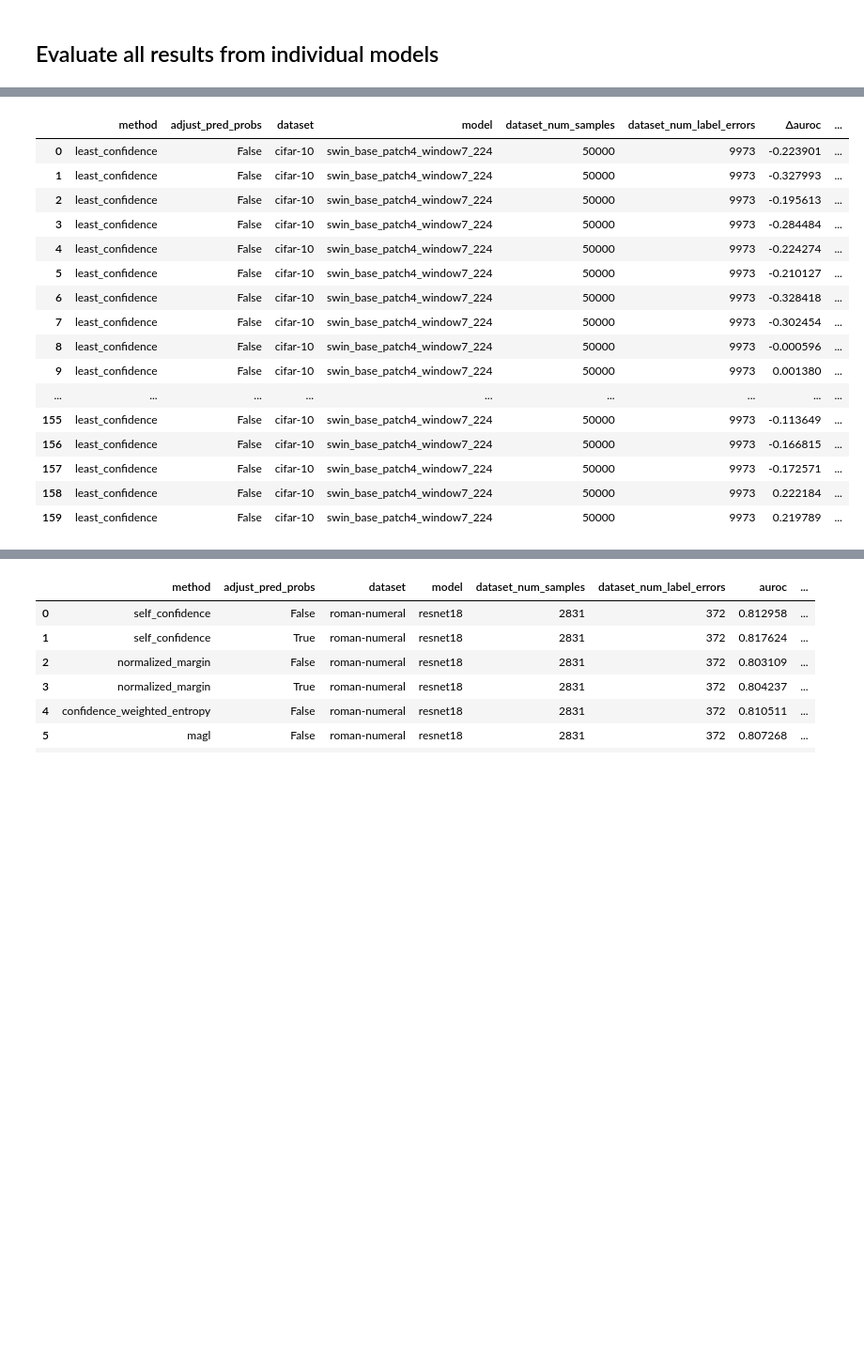
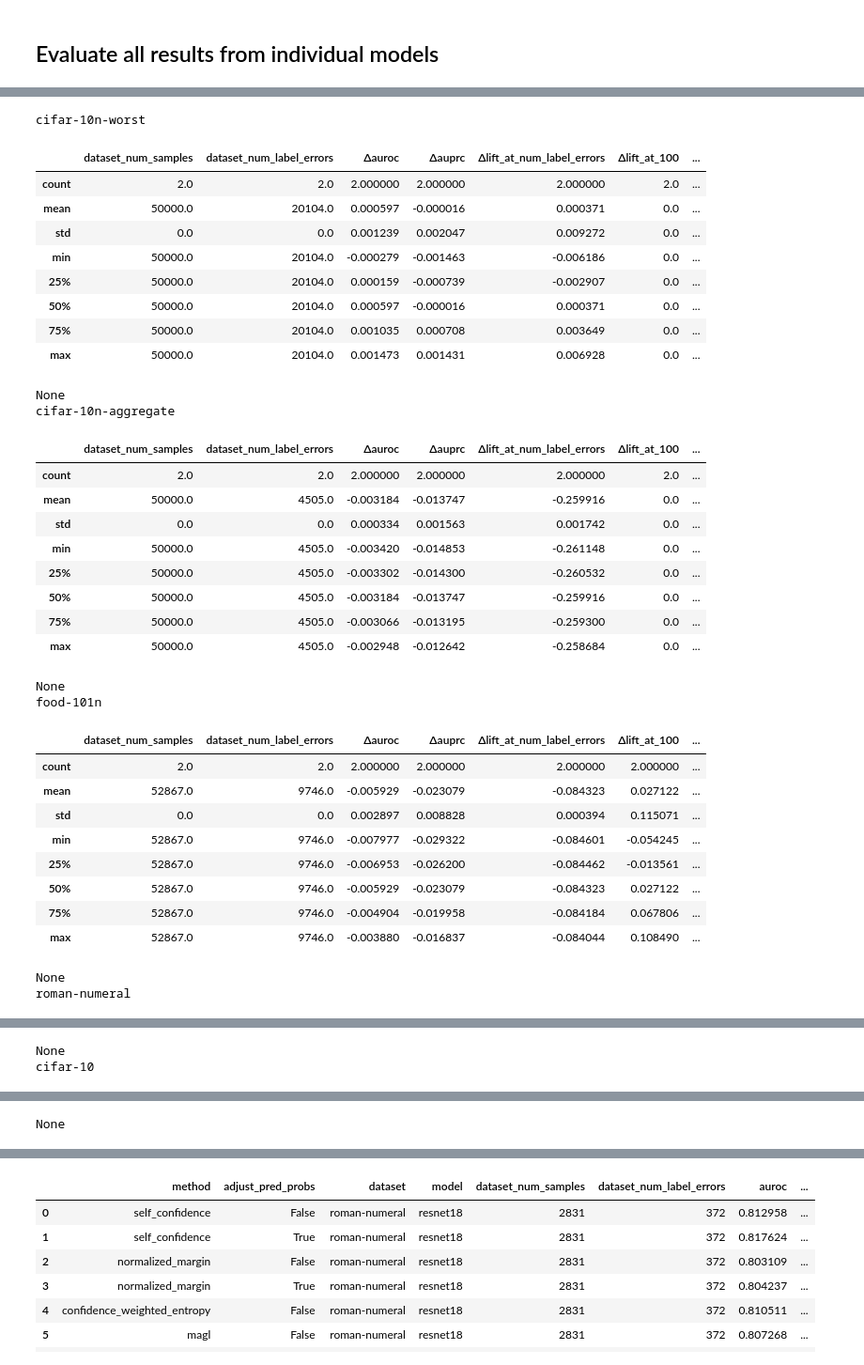
Before and after one commit to cleanlab/label-error-detection-benchmarks, a Jupyter notebook: src/experiments/Evaluate_Experiments_xval_comparison.ipynb, the cells around one changed output, grey strips where cells are left out. Shown at 94% size. Cells and saved outputs as stored; diff of their text form; code cells hidden in the pictures; blank space fills up the shorter version.

```diff
--- a/src/experiments/Evaluate_Experiments_xval_comparison.ipynb
+++ b/src/experiments/Evaluate_Experiments_xval_comparison.ipynb
@@ -352,21 +457,29 @@ xval_evaluations = evaluations[:len(evaluations)//2].copy()
 noxval_evaluations = evaluations[len(evaluations)//2:].copy()
 
 comparison_evaluations = []
+i=0
 for xval,noxval in zip(xval_evaluations, noxval_evaluations):
+    print(xval)
+    print(noxval)
     delta_auroc = noxval["auroc"] - xval["auroc"]
+    delta_auprc = noxval["auprc"] - xval["auprc"]
     delta_lift_at_num_label_errors = noxval["lift_at_num_label_errors"] - xval["lift_at_num_label_errors"]
     delta_lift_at_100 = noxval["lift_at_100"] - xval["lift_at_100"]
+    delta_MAE = noxval["MAE_label_issues"] - xval["MAE_label_issues"]
 
     evaluation_results = {
-        "method": al_method,
-        "adjust_pred_probs": False,
-        "dataset": dataset,
-        "model": model,
-        "dataset_num_samples": labels.shape[0],
-        "dataset_num_label_errors": label_errors_target.sum(),
+        "method": noxval["method"],
+        "adjust_pred_probs": noxval["adjust_pred_probs"],
+        "dataset": noxval["dataset"],
+        "model": noxval["model"],
+        "dataset_num_samples": noxval["dataset_num_samples"],
+        "dataset_num_label_errors": noxval["dataset_num_label_errors"],
         "Δauroc": delta_auroc,
+        "Δauprc": delta_auprc,
         "Δlift_at_num_label_errors": delta_lift_at_num_label_errors,
         "Δlift_at_100": delta_lift_at_100,
+        "ΔMAE_label_issues": delta_MAE
     }
 
     comparison_evaluations.append(evaluation_results)
+    i+=1
@@ -373,21 +513,42 @@ for xval,noxval in zip(xval_evaluations, noxval_evaluations):
 # %%
+from IPython.display import display, HTML
+
 df_comparison_evaluations = pd.DataFrame(comparison_evaluations)
-df_comparison_evaluations
+for dataset in set(df_comparison_evaluations['dataset'].tolist()):
+    print(dataset)
+    print(display(HTML(df_comparison_evaluations.loc[df_comparison_evaluations['dataset'] == dataset].loc[df_comparison_evaluations['method'] == 'self_confidence'].loc[df_comparison_evaluations['model'] == 'swin_base_patch4_window7_224'].describe().to_html())))
 # %% [output]
+cifar-10n-worst
-|  | method | adjust_pred_probs | dataset | model | dataset_num_samples | dataset_num_label_errors | Δauroc | ... |
-| 0 | least_confidence | False | cifar-10 | swin_base_patch4_window7_224 | 50000 | 9973 | -0.223901 | ... |
-| 1 | least_confidence | False | cifar-10 | swin_base_patch4_window7_224 | 50000 | 9973 | -0.327993 | ... |
-| 2 | least_confidence | False | cifar-10 | swin_base_patch4_window7_224 | 50000 | 9973 | -0.195613 | ... |
-| 3 | least_confidence | False | cifar-10 | swin_base_patch4_window7_224 | 50000 | 9973 | -0.284484 | ... |
-| 4 | least_confidence | False | cifar-10 | swin_base_patch4_window7_224 | 50000 | 9973 | -0.224274 | ... |
-| 5 | least_confidence | False | cifar-10 | swin_base_patch4_window7_224 | 50000 | 9973 | -0.210127 | ... |
-| 6 | least_confidence | False | cifar-10 | swin_base_patch4_window7_224 | 50000 | 9973 | -0.328418 | ... |
-| 7 | least_confidence | False | cifar-10 | swin_base_patch4_window7_224 | 50000 | 9973 | -0.302454 | ... |
-| 8 | least_confidence | False | cifar-10 | swin_base_patch4_window7_224 | 50000 | 9973 | -0.000596 | ... |
-| 9 | least_confidence | False | cifar-10 | swin_base_patch4_window7_224 | 50000 | 9973 | 0.001380 | ... |
-| ... | ... | ... | ... | ... | ... | ... | ... | ... |
-| 155 | least_confidence | False | cifar-10 | swin_base_patch4_window7_224 | 50000 | 9973 | -0.113649 | ... |
-| 156 | least_confidence | False | cifar-10 | swin_base_patch4_window7_224 | 50000 | 9973 | -0.166815 | ... |
-| 157 | least_confidence | False | cifar-10 | swin_base_patch4_window7_224 | 50000 | 9973 | -0.172571 | ... |
-| 158 | least_confidence | False | cifar-10 | swin_base_patch4_window7_224 | 50000 | 9973 | 0.222184 | ... |
-| 159 | least_confidence | False | cifar-10 | swin_base_patch4_window7_224 | 50000 | 9973 | 0.219789 | ... |
+|  | dataset_num_samples | dataset_num_label_errors | Δauroc | Δauprc | Δlift_at_num_label_errors | Δlift_at_100 | ... |
+| count | 2.0 | 2.0 | 2.000000 | 2.000000 | 2.000000 | 2.0 | ... |
+| mean | 50000.0 | 20104.0 | 0.000597 | -0.000016 | 0.000371 | 0.0 | ... |
+| std | 0.0 | 0.0 | 0.001239 | 0.002047 | 0.009272 | 0.0 | ... |
+| min | 50000.0 | 20104.0 | -0.000279 | -0.001463 | -0.006186 | 0.0 | ... |
+| 25% | 50000.0 | 20104.0 | 0.000159 | -0.000739 | -0.002907 | 0.0 | ... |
+| 50% | 50000.0 | 20104.0 | 0.000597 | -0.000016 | 0.000371 | 0.0 | ... |
+| 75% | 50000.0 | 20104.0 | 0.001035 | 0.000708 | 0.003649 | 0.0 | ... |
+| max | 50000.0 | 20104.0 | 0.001473 | 0.001431 | 0.006928 | 0.0 | ... |
+None
+cifar-10n-aggregate
+|  | dataset_num_samples | dataset_num_label_errors | Δauroc | Δauprc | Δlift_at_num_label_errors | Δlift_at_100 | ... |
+| count | 2.0 | 2.0 | 2.000000 | 2.000000 | 2.000000 | 2.0 | ... |
+| mean | 50000.0 | 4505.0 | -0.003184 | -0.013747 | -0.259916 | 0.0 | ... |
+| std | 0.0 | 0.0 | 0.000334 | 0.001563 | 0.001742 | 0.0 | ... |
+| min | 50000.0 | 4505.0 | -0.003420 | -0.014853 | -0.261148 | 0.0 | ... |
+| 25% | 50000.0 | 4505.0 | -0.003302 | -0.014300 | -0.260532 | 0.0 | ... |
+| 50% | 50000.0 | 4505.0 | -0.003184 | -0.013747 | -0.259916 | 0.0 | ... |
+| 75% | 50000.0 | 4505.0 | -0.003066 | -0.013195 | -0.259300 | 0.0 | ... |
+| max | 50000.0 | 4505.0 | -0.002948 | -0.012642 | -0.258684 | 0.0 | ... |
+None
+food-101n
+|  | dataset_num_samples | dataset_num_label_errors | Δauroc | Δauprc | Δlift_at_num_label_errors | Δlift_at_100 | ... |
+| count | 2.0 | 2.0 | 2.000000 | 2.000000 | 2.000000 | 2.000000 | ... |
+| mean | 52867.0 | 9746.0 | -0.005929 | -0.023079 | -0.084323 | 0.027122 | ... |
+| std | 0.0 | 0.0 | 0.002897 | 0.008828 | 0.000394 | 0.115071 | ... |
+| min | 52867.0 | 9746.0 | -0.007977 | -0.029322 | -0.084601 | -0.054245 | ... |
+| 25% | 52867.0 | 9746.0 | -0.006953 | -0.026200 | -0.084462 | -0.013561 | ... |
+| 50% | 52867.0 | 9746.0 | -0.005929 | -0.023079 | -0.084323 | 0.027122 | ... |
+| 75% | 52867.0 | 9746.0 | -0.004904 | -0.019958 | -0.084184 | 0.067806 | ... |
+| max | 52867.0 | 9746.0 | -0.003880 | -0.016837 | -0.084044 | 0.108490 | ... |
+None
+roman-numeral
@@ -393,0 +564,2 @@ df_comparison_evaluations
+None
+cifar-10
@@ -394,2 +575,3 @@ df_comparison_evaluations
+None
 # %%
 # cross-validation accuracy
```
Also changed, not shown: parts of 66 cells of this notebook, 3 other files.
